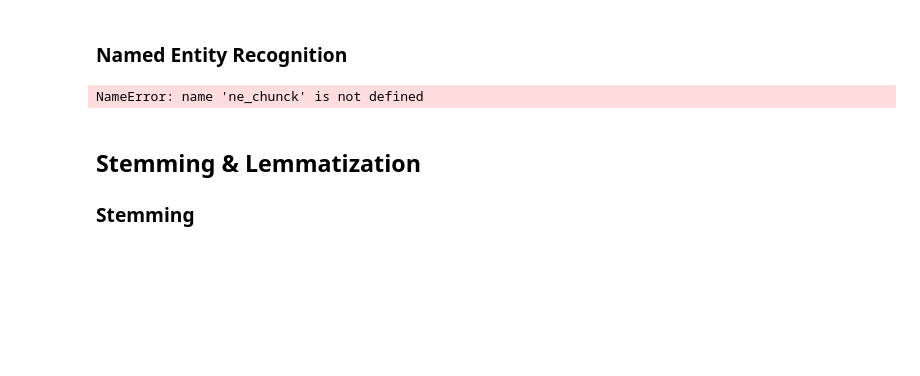
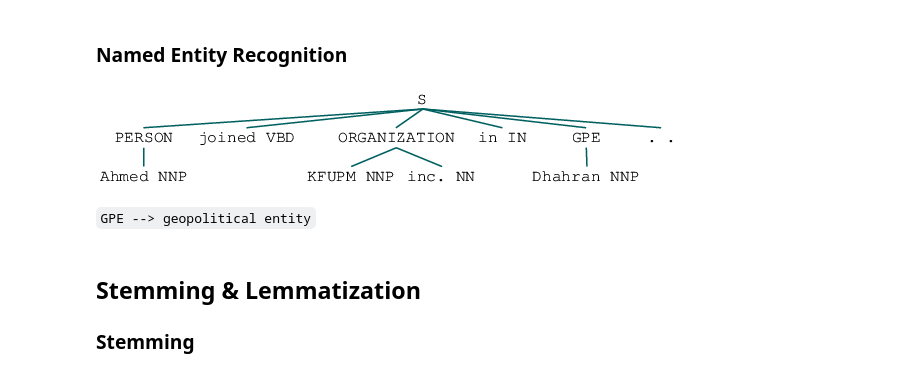
Before and after one commit to YousefKJM/NLP-Exercises-for-NLPND, a Jupyter notebook: text_processing/text_processing.ipynb, the cells around one changed output. Drawn from its saved outputs; the diff is of its cells as text; code cells hidden in the pictures; blank space fills up the shorter version.

```diff
--- a/text_processing/text_processing.ipynb
+++ b/text_processing/text_processing.ipynb
@@ -314,13 +314,15 @@ for tree in parser.parse(sentence):
 # %% [markdown]
 ### Named Entity Recognition
 # %%
-from nltk import pos_tag, ne_chunck
+from nltk import pos_tag, ne_chunk
 from nltk.tokenize import word_tokenize
 
 # Recognize named entities in a tagged sentence
-ne_chunck(pos_tag(word_tokenize("Yousef joined KFUPM inc. in Dhahran")))
+ne_chunk(pos_tag(word_tokenize("Ahmed joined KFUPM inc. in Dhahran.")))
 # %% [output]
-NameError: name 'ne_chunck' is not defined
+[figure, added]
+# %% [markdown]
+`GPE --> geopolitical entity`
 # %% [markdown]
 ## Stemming & Lemmatization
 
```
